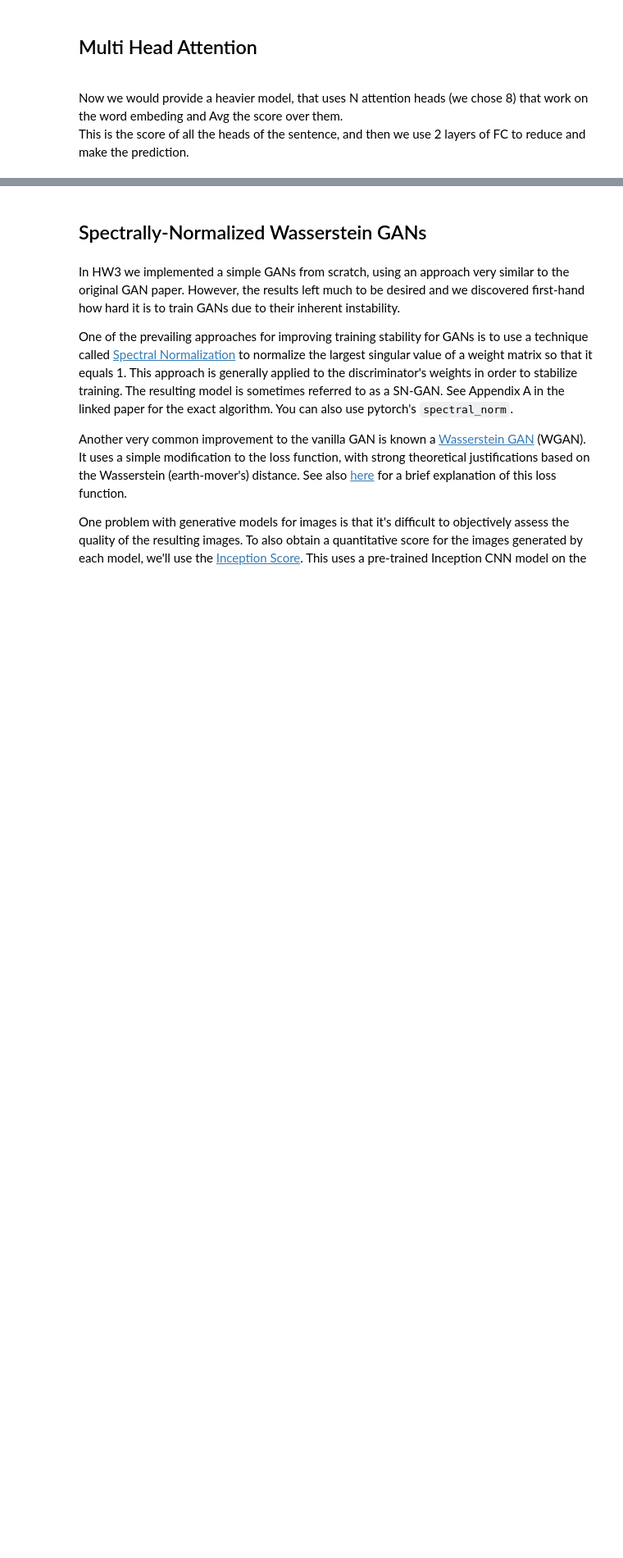
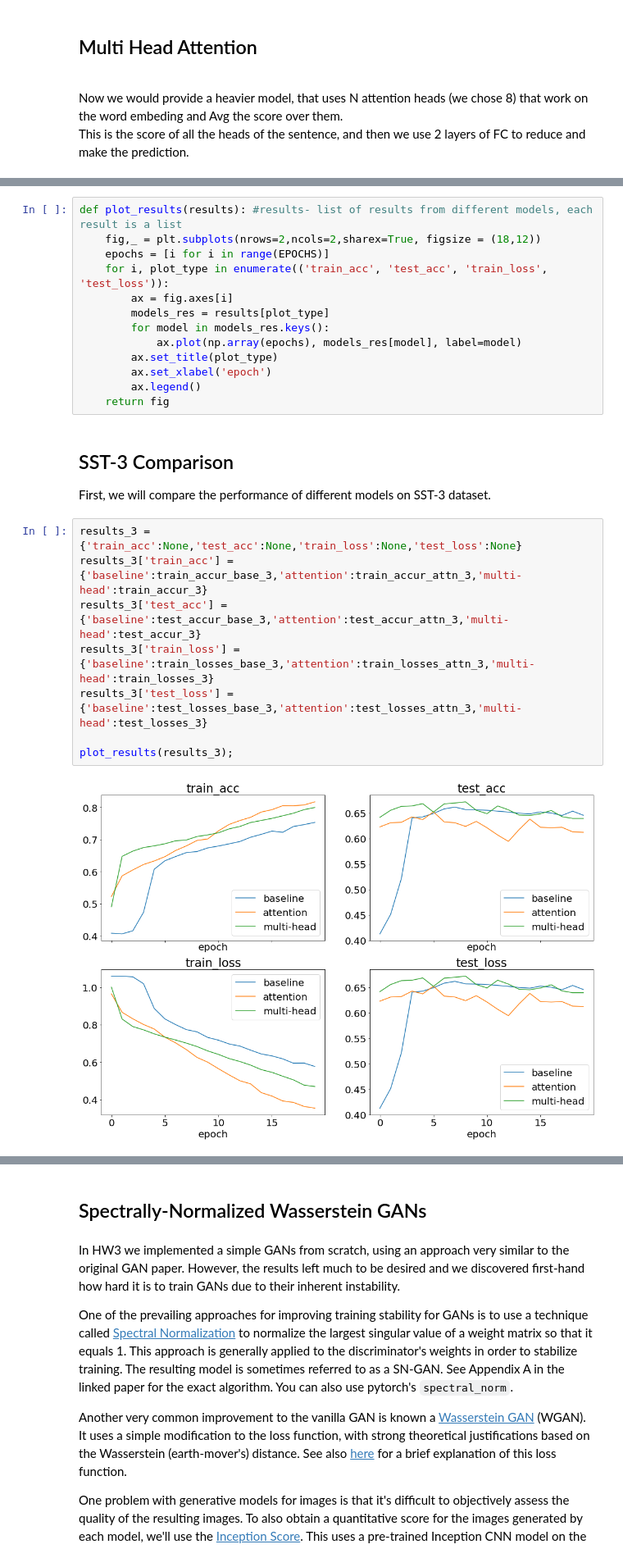
Before and after one commit to mkimhi/Sentiment-Analysis-Attention, a Jupyter notebook: Part3_MiniProject.ipynb, the cells around one changed output, grey strips where cells are left out. Shown: that part at 82% size. Drawn from its saved outputs; the diff is of its cells as text; blank space fills up the shorter version.

```diff
--- a/Part3_MiniProject.ipynb
+++ b/Part3_MiniProject.ipynb
@@ -374,0 +561,26 @@ print_stats(MHA5, test_iter,classes=5)
+# %%
+def plot_results(results): #results- list of results from different models, each result is a list
+    fig,_ = plt.subplots(nrows=2,ncols=2,sharex=True, figsize = (18,12))
+    epochs = [i for i in range(EPOCHS)]
+    for i, plot_type in enumerate(('train_acc', 'test_acc', 'train_loss', 'test_loss')):
+        ax = fig.axes[i]
+        models_res = results[plot_type]
+        for model in models_res.keys():
+            ax.plot(np.array(epochs), models_res[model], label=model)
+        ax.set_title(plot_type)
+        ax.set_xlabel('epoch')
+        ax.legend()
+    return fig
+# %% [markdown]
+## SST-3 Comparison
+First, we will compare the performance of different models on SST-3 dataset.
+# %%
+results_3 = {'train_acc':None,'test_acc':None,'train_loss':None,'test_loss':None}
+results_3['train_acc'] = {'baseline':train_accur_base_3,'attention':train_accur_attn_3,'multi-head':train_accur_3}
+results_3['test_acc'] = {'baseline':test_accur_base_3,'attention':test_accur_attn_3,'multi-head':test_accur_3}
+results_3['train_loss'] = {'baseline':train_losses_base_3,'attention':train_losses_attn_3,'multi-head':train_losses_3}
+results_3['test_loss'] = {'baseline':test_losses_base_3,'attention':test_losses_attn_3,'multi-head':test_losses_3}
+
+plot_results(results_3);
+# %% [output]
+[figure, added]
```
Also changed, not shown: parts of 21 cells of this notebook.
